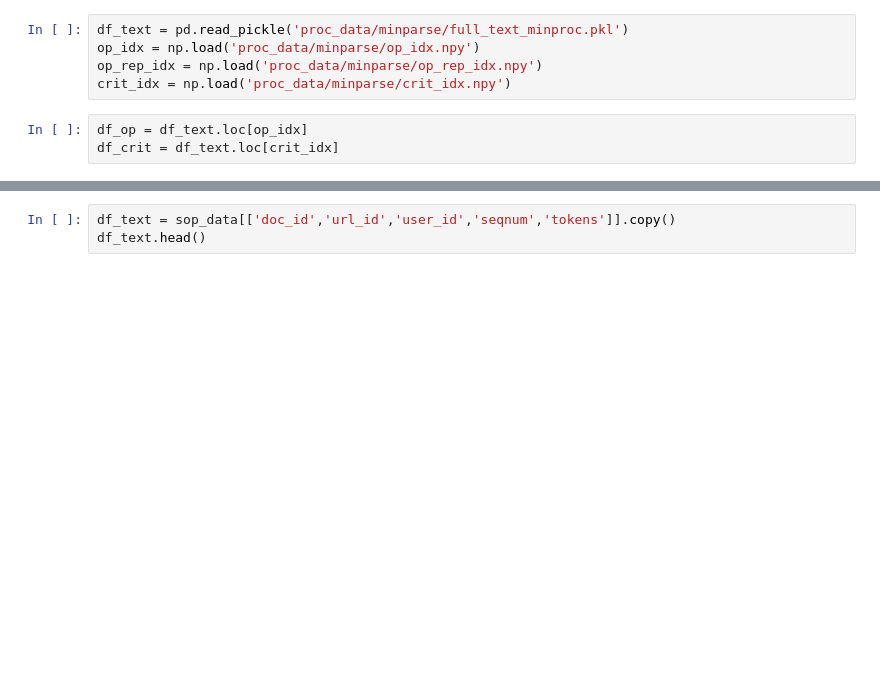
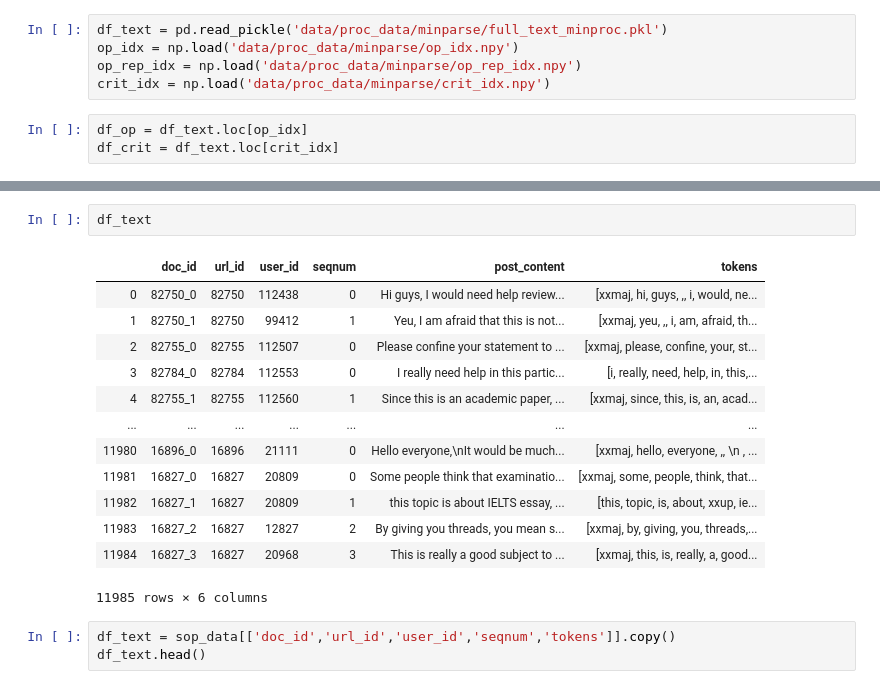
Before and after one commit to Rypo/grad-statement-analysis, a Jupyter notebook: prelim_analysis.ipynb, the cells around one changed output, grey strips where cells are left out. Drawn from its saved outputs; the diff is of its cells as text; blank space fills up the shorter version.

```diff
--- a/prelim_analysis.ipynb
+++ b/prelim_analysis.ipynb
@@ -393,10 +381,10 @@ It is awesome and perfect.
 # %% [markdown]
 ## Models
 # %%
-df_text = pd.read_pickle('proc_data/minparse/full_text_minproc.pkl')
-op_idx = np.load('proc_data/minparse/op_idx.npy')
-op_rep_idx = np.load('proc_data/minparse/op_rep_idx.npy')
-crit_idx = np.load('proc_data/minparse/crit_idx.npy')
+df_text = pd.read_pickle('data/proc_data/minparse/full_text_minproc.pkl')
+op_idx = np.load('data/proc_data/minparse/op_idx.npy')
+op_rep_idx = np.load('data/proc_data/minparse/op_rep_idx.npy')
+crit_idx = np.load('data/proc_data/minparse/crit_idx.npy')
 # %%
 df_op = df_text.loc[op_idx]
 df_crit = df_text.loc[crit_idx]
@@ -410,3 +391,19 @@ sop_data[sop_data.slug.str.contains('sop|statement|purpose')].head(3)
+# %%
+df_text
+# %% [output]
+|  | doc_id | url_id | user_id | seqnum | post_content | tokens |
+| 0 | 82750_0 | 82750 | 112438 | 0 | Hi guys, I would need help review... | [xxmaj, hi, guys, ,, i, would, ne... |
+| 1 | 82750_1 | 82750 | 99412 | 1 | Yeu, I am afraid that this is not... | [xxmaj, yeu, ,, i, am, afraid, th... |
+| 2 | 82755_0 | 82755 | 112507 | 0 | Please confine your statement to ... | [xxmaj, please, confine, your, st... |
+| 3 | 82784_0 | 82784 | 112553 | 0 | I really need help in this partic... | [i, really, need, help, in, this,... |
+| 4 | 82755_1 | 82755 | 112560 | 1 | Since this is an academic paper, ... | [xxmaj, since, this, is, an, acad... |
+| ... | ... | ... | ... | ... | ... | ... |
+| 11980 | 16896_0 | 16896 | 21111 | 0 | Hello everyone,\nIt would be much... | [xxmaj, hello, everyone, ,, \n , ... |
+| 11981 | 16827_0 | 16827 | 20809 | 0 | Some people think that examinatio... | [xxmaj, some, people, think, that... |
+| 11982 | 16827_1 | 16827 | 20809 | 1 | this topic is about IELTS essay, ... | [this, topic, is, about, xxup, ie... |
+| 11983 | 16827_2 | 16827 | 12827 | 2 | By giving you threads, you mean s... | [xxmaj, by, giving, you, threads,... |
+| 11984 | 16827_3 | 16827 | 20968 | 3 | This is really a good subject to ... | [xxmaj, this, is, really, a, good... |
+11985 rows × 6 columns
 # %%
 df_text = sop_data[['doc_id','url_id','user_id','seqnum','tokens']].copy()
 df_text.head()
```
Also changed, not shown: parts of 39 cells of this notebook.
